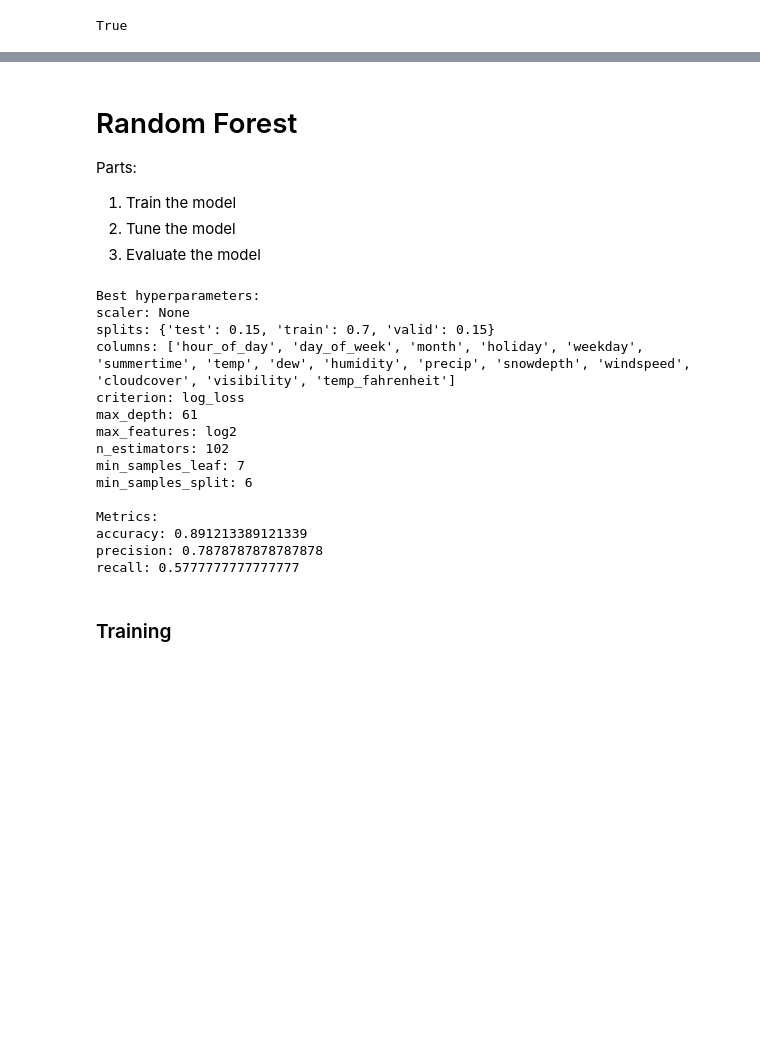
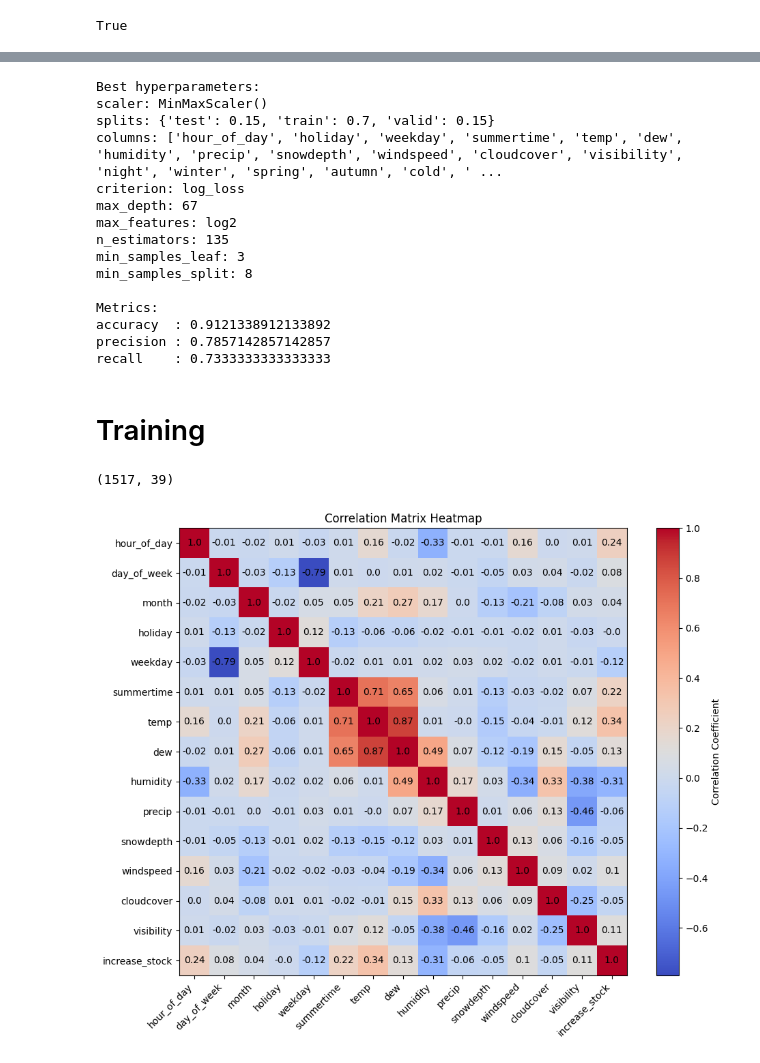
Before and after one commit to DanielVeress/SML_bikes, a Jupyter notebook: tree_based/random_forest.ipynb, the cells around one changed output, grey strips where cells are left out. Cells and saved outputs as stored; diff of their text form; code cells hidden in the pictures; blank space fills up the shorter version.

```diff
--- a/tree_based/random_forest.ipynb
+++ b/tree_based/random_forest.ipynb
@@ -78,7 +104 @@ Sweep URL: https://wandb.ai/calebcaulk02-uppsala-universitet/SML/sweeps/m3ndbxda
-# %% [markdown]
-# Random Forest
-Parts:
-1. Train the model
-2. Tune the model
-3. Evaluate the model
 # %%
@@ -122,6 +143,6 @@ wandb.agent(sweep_id, function=main, count=3)
 wandb.finish()
 # %%
-## get best parameters/run
+## 3. Get best parameters/run
 api = wandb.Api()
 sweep = api.sweep(f'{PROJECT_ENTITY}/{PROJECT_NAME}/sweeps/{sweep_id}')
 best_run = sweep.best_run(order=GOAL_METRIC)
@@ -140,22 +161,56 @@ print('\nMetrics:')
 best_metrics = best_run.summary
 for param, value in best_metrics.items():
     if '_' != param[0]:
-        print(f'{param}: {value}')
+        print(f'{param:<10}: {value}')
 # %% [output]
 Best hyperparameters:
-scaler: None
+scaler: MinMaxScaler()
 splits: {'test': 0.15, 'train': 0.7, 'valid': 0.15}
-columns: ['hour_of_day', 'day_of_week', 'month', 'holiday', 'weekday', 'summertime', 'temp', 'dew', 'humidity', 'precip', 'snowdepth', 'windspeed', 'cloudcover', 'visibility', 'temp_fahrenheit']
+columns: ['hour_of_day', 'holiday', 'weekday', 'summertime', 'temp', 'dew', 'humidity', 'precip', 'snowdepth', 'windspeed', 'cloudcover', 'visibility', 'night', 'winter', 'spring', 'autumn', 'cold', ' ...
 criterion: log_loss
-max_depth: 61
+max_depth: 67
 max_features: log2
-n_estimators: 102
-min_samples_leaf: 7
-min_samples_split: 6
+n_estimators: 135
+min_samples_leaf: 3
+min_samples_split: 8
 
 Metrics:
-accuracy: 0.891213389121339
-precision: 0.7878787878787878
-recall: 0.5777777777777777
+accuracy  : 0.9121338912133892
+precision : 0.7857142857142857
+recall    : 0.7333333333333333
 # %% [markdown]
-### Training
+# Training
+# %%
+import pandas as pd
+X_t = pd.concat([X_train, X_valid])
+Y_t = pd.concat([Y_train, Y_valid])
+X_t.shape
+# %% [output]
+(1517, 39)
+# %%
+import matplotlib.pyplot as plt
+
+project_dir = os.path.abspath(os.path.join('..'))
+data_path = os.path.join(project_dir,'data', 'training_data_fall2024.csv')
+df = pd.read_csv(data_path)
+if df['increase_stock'].dtype is not np.int64:
+    df['increase_stock'] = df['increase_stock'].map({"high_bike_demand":1, "low_bike_demand":0})
+df.drop('snow', axis=1, inplace=True)
+corr_mtx = df.corr().round(2)
+
+plt.figure(figsize=(10, 8))
+plt.imshow(corr_mtx, cmap='coolwarm', interpolation='nearest')
+plt.colorbar(label='Correlation Coefficient')
+plt.title('Correlation Matrix Heatmap')
+plt.xticks(ticks=range(len(corr_mtx.columns)), labels=corr_mtx.columns, rotation=45, ha='right')
+plt.yticks(ticks=range(len(corr_mtx.index)), labels=corr_mtx.index)
+plt.tight_layout()
+
+# Add annotations
+for i in range(len(corr_mtx.columns)):
+    for j in range(len(corr_mtx.columns)):
+        plt.text(j, i, corr_mtx.iloc[i, j], ha='center', va='center', color='black')
+
+plt.show()
+# %% [output]
+[figure, added]
```
Also changed, not shown: parts of 14 cells of this notebook, 3 other files.
